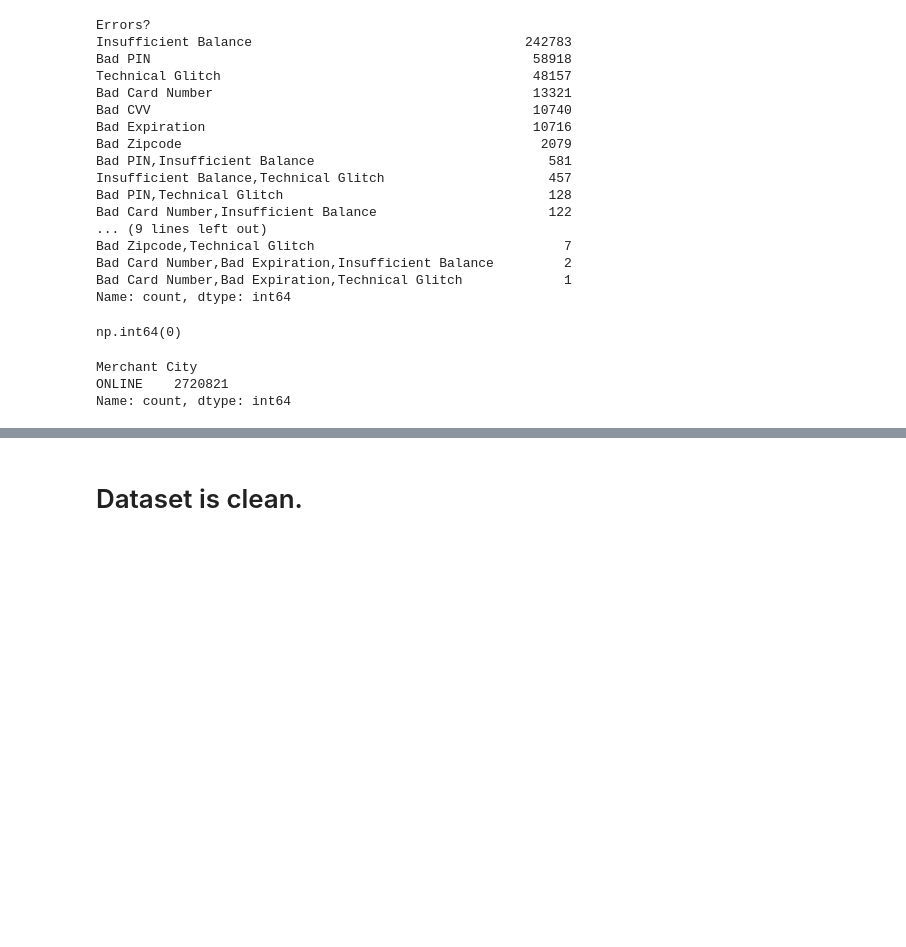
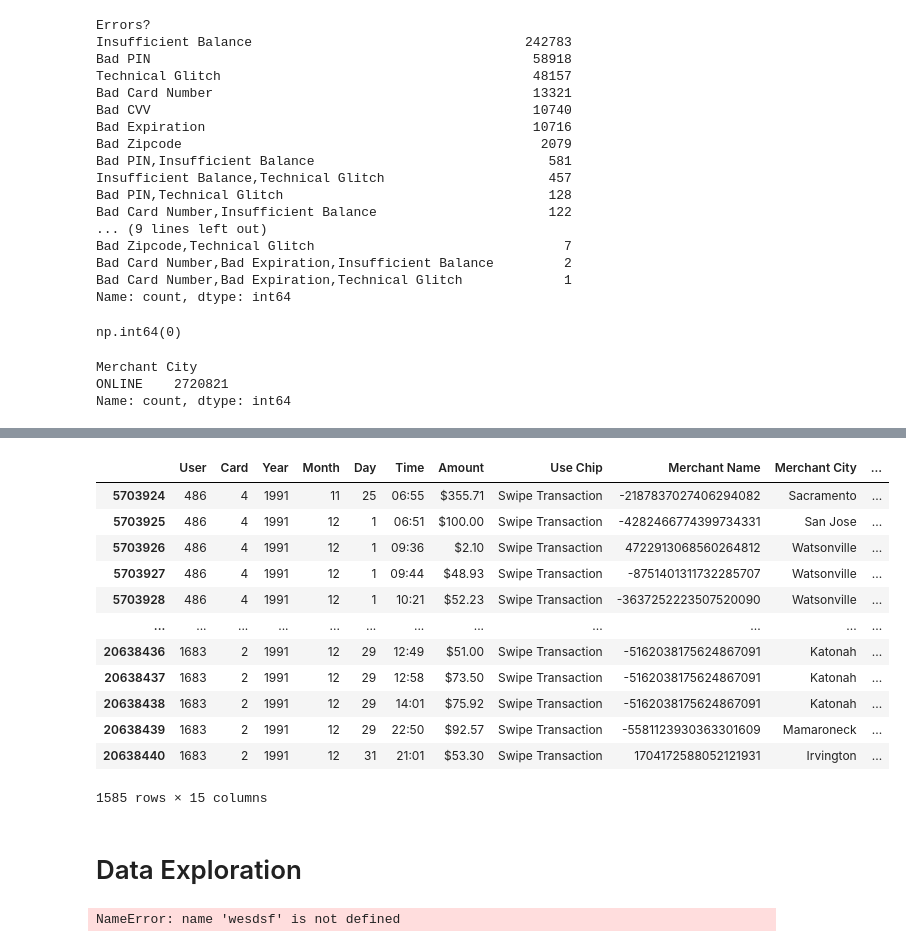
Before and after one commit to Rodney864/Datamining, a Jupyter notebook: FinancialData.ipynb/FinancialData.ipynb, the cells around one changed output, grey strips where cells are left out. Drawn from its saved outputs; the diff is of its cells as text; code cells hidden in the pictures; blank space fills up the shorter version.

```diff
--- a/FinancialData.ipynb/FinancialData.ipynb
+++ b/FinancialData.ipynb/FinancialData.ipynb
@@ -4,5 +5,12 @@ import numpy as np
 # %%
-transactions_df = pd.read_csv('credit_card_transactions-ibm_v2.csv')
+# ZIP file path
+zip_path = 'credit_card_transactions-ibm_v2.zip'
+
+# CSV inside ZIP has the same name but .csv
+csv_inside_zip = 'credit_card_transactions-ibm_v2.zip'
+
+# Read CSV from ZIP
+transactions_df = pd.read_csv(zip_path, compression='zip')
 
 transactions_df.head(10)
 # %% [output]
@@ -147,2 +182,22 @@ NameError: name 'transactions_df' is not defined
+# %%
+transactions_df[transactions_df['Year'] == 1991]
+# %% [output]
+|  | User | Card | Year | Month | Day | Time | Amount | Use Chip | Merchant Name | Merchant City | ... |
+| 5703924 | 486 | 4 | 1991 | 11 | 25 | 06:55 | $355.71 | Swipe Transaction | -2187837027406294082 | Sacramento | ... |
+| 5703925 | 486 | 4 | 1991 | 12 | 1 | 06:51 | $100.00 | Swipe Transaction | -4282466774399734331 | San Jose | ... |
+| 5703926 | 486 | 4 | 1991 | 12 | 1 | 09:36 | $2.10 | Swipe Transaction | 4722913068560264812 | Watsonville | ... |
+| 5703927 | 486 | 4 | 1991 | 12 | 1 | 09:44 | $48.93 | Swipe Transaction | -8751401311732285707 | Watsonville | ... |
+| 5703928 | 486 | 4 | 1991 | 12 | 1 | 10:21 | $52.23 | Swipe Transaction | -3637252223507520090 | Watsonville | ... |
+| ... | ... | ... | ... | ... | ... | ... | ... | ... | ... | ... | ... |
+| 20638436 | 1683 | 2 | 1991 | 12 | 29 | 12:49 | $51.00 | Swipe Transaction | -5162038175624867091 | Katonah | ... |
+| 20638437 | 1683 | 2 | 1991 | 12 | 29 | 12:58 | $73.50 | Swipe Transaction | -5162038175624867091 | Katonah | ... |
+| 20638438 | 1683 | 2 | 1991 | 12 | 29 | 14:01 | $75.92 | Swipe Transaction | -5162038175624867091 | Katonah | ... |
+| 20638439 | 1683 | 2 | 1991 | 12 | 29 | 22:50 | $92.57 | Swipe Transaction | -5581123930363301609 | Mamaroneck | ... |
+| 20638440 | 1683 | 2 | 1991 | 12 | 31 | 21:01 | $53.30 | Swipe Transaction | 1704172588052121931 | Irvington | ... |
+1585 rows × 15 columns
 # %% [markdown]
-# Dataset is clean.
+# Data Exploration
+# %%
+wesdsf
+# %% [output]
+NameError: name 'wesdsf' is not defined
```
Also changed, not shown: parts of 3 cells of this notebook.
